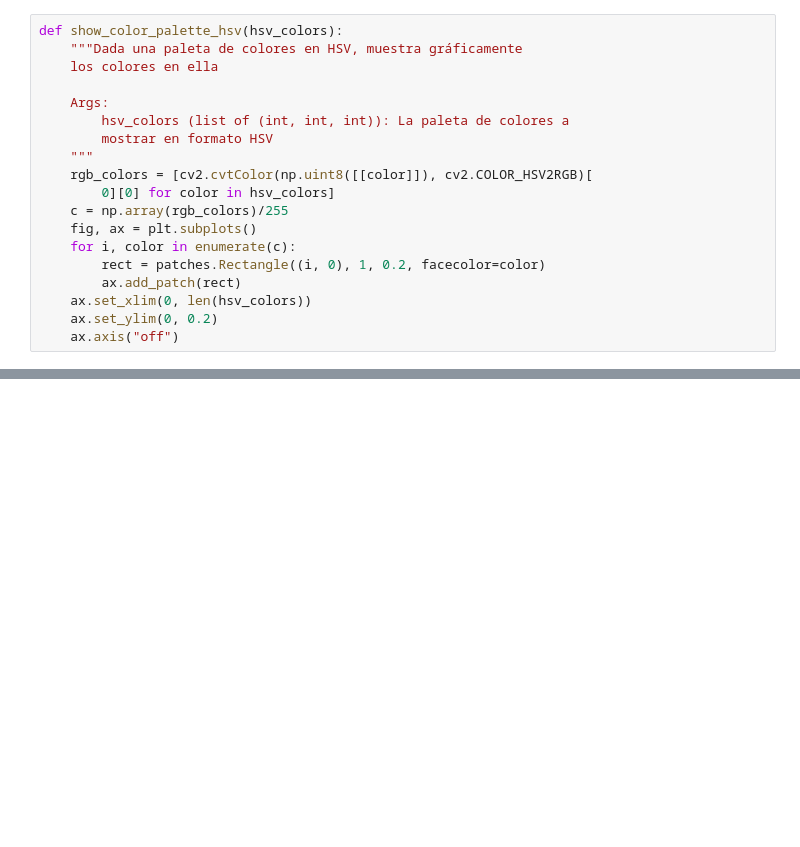
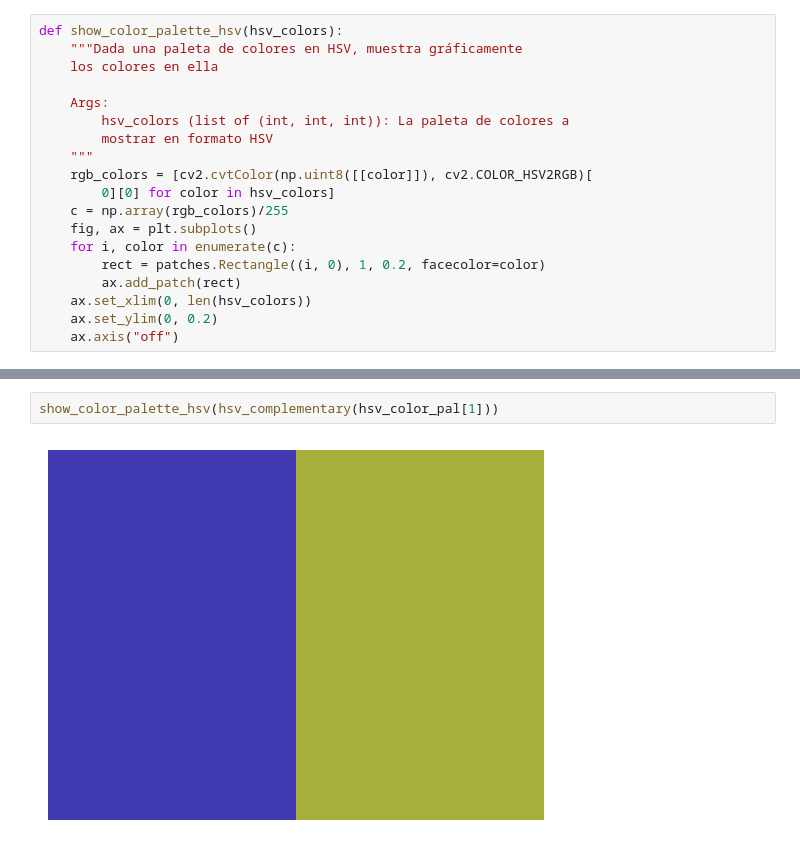
Before and after one commit to rubsuadav/Trabajo-PID, a Jupyter notebook: Trabajo PID.ipynb, the cells around one changed output, grey strips where cells are left out. Cells and saved outputs as stored; diff of their text form; blank space fills up the shorter version.

Commit message:
hsv complementary methods

```diff
--- a/Trabajo PID.ipynb
+++ b/Trabajo PID.ipynb
@@ -1017,0 +1104,4 @@ show_color_palette_hsv(hsv_color_pal)
+# %%
+show_color_palette_hsv(hsv_complementary(hsv_color_pal[1]))
+# %% [output]
+[figure, added]
```
Also changed, not shown: parts of 13 cells of this notebook.
